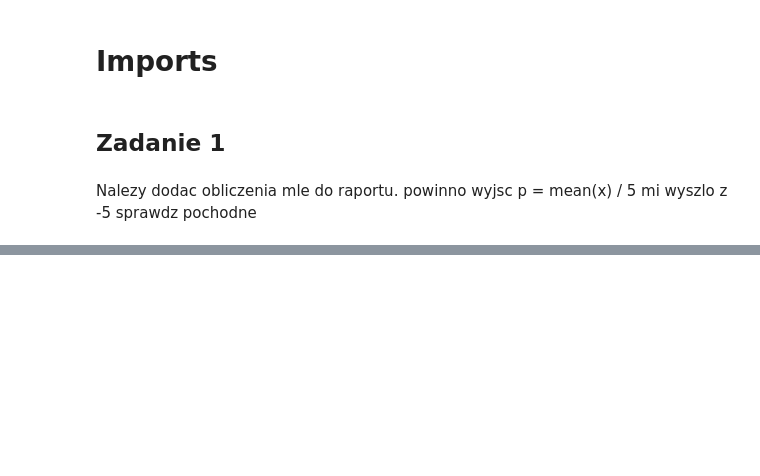
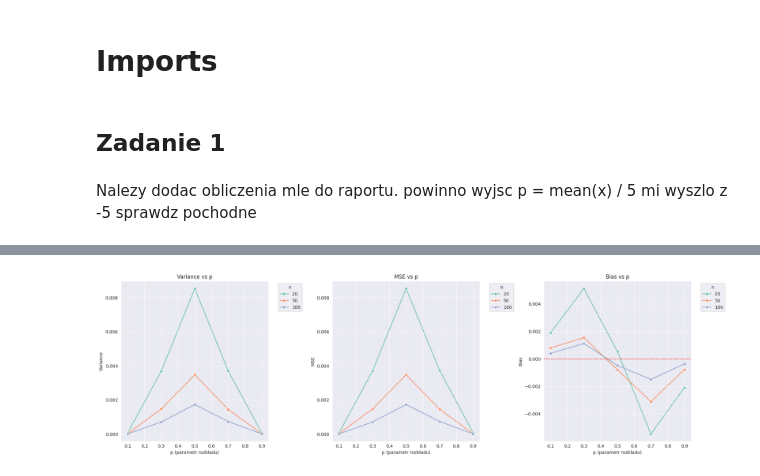
Before and after one commit to rektyyy/Artificial-Intelligence, a Jupyter notebook: Statystyka/exercises/Pracownia_2.ipynb, the cells around one changed output, grey strips where cells are left out. Saved outputs shown, nothing was run; the diff lists cells and outputs as text; code cells hidden in the pictures; blank space fills up the shorter version.

```diff
--- a/Statystyka/exercises/Pracownia_2.ipynb
+++ b/Statystyka/exercises/Pracownia_2.ipynb
@@ -33,6 +33,3 @@ for n in ns:
 
             ppb_values.append(ppb)
         results[n, p] = ppb_values
-# %%
-for n in ns:
-    plt.plot(results[n])
@@ -77,0 +75,29 @@ plt.show()
+# %%
+fig, axes = plt.subplots(1, 3, figsize=(20, 6))
+
+# Variance vs p dla każdego n
+sns.lineplot(data=plot_df, x='p', y='var', hue='n', marker='o', ax=axes[0], palette='Set2')
+axes[0].set_title('Variance vs p')
+axes[0].set_xlabel('p (parametr rozkładu)')
+axes[0].set_ylabel('Variance')
+axes[0].legend(title='n', bbox_to_anchor=(1.05, 1), loc='upper left')
+
+# MSE vs p dla każdego n
+sns.lineplot(data=plot_df, x='p', y='mse', hue='n', marker='o', ax=axes[1], palette='Set2')
+axes[1].set_title('MSE vs p')
+axes[1].set_xlabel('p (parametr rozkładu)')
+axes[1].set_ylabel('MSE')
+axes[1].legend(title='n', bbox_to_anchor=(1.05, 1), loc='upper left')
+
+# Bias vs p dla każdego n
+sns.lineplot(data=plot_df, x='p', y='bias', hue='n', marker='o', ax=axes[2], palette='Set2')
+axes[2].set_title('Bias vs p')
+axes[2].set_xlabel('p (parametr rozkładu)')
+axes[2].set_ylabel('Bias')
+axes[2].axhline(0, color='red', linestyle='--', linewidth=1)
+axes[2].legend(title='n', bbox_to_anchor=(1.05, 1), loc='upper left')
+
+plt.tight_layout()
+plt.show()
+# %% [output]
+[figure, added]
```
Also changed, not shown: parts of 4 cells of this notebook, 7 other files.
